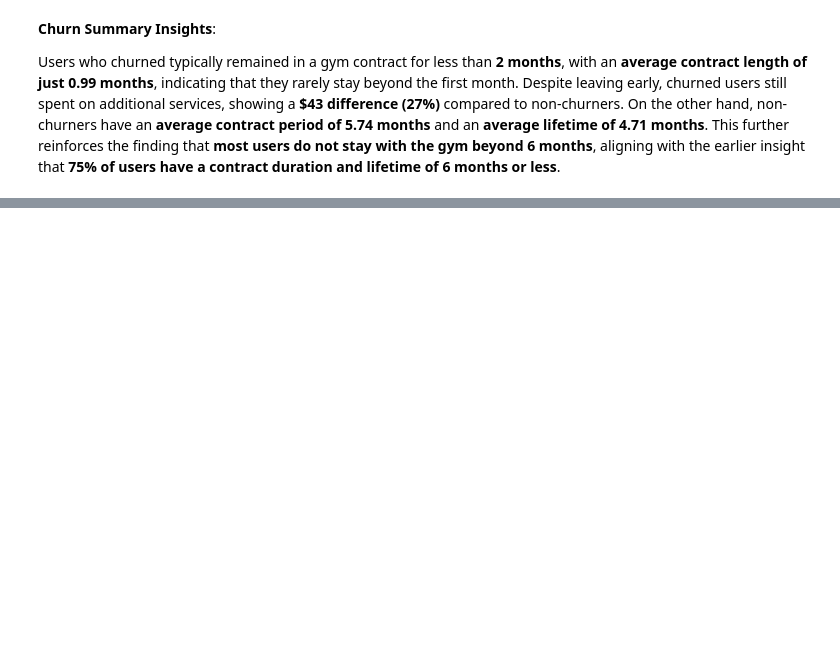
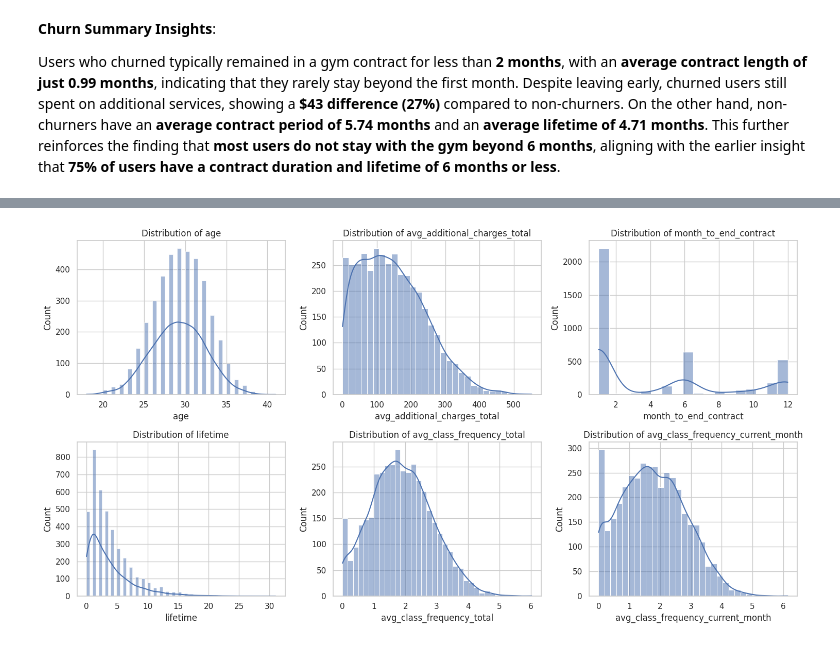
Before and after one commit to bhutto17/Fitness-Center-Retention-Analysis, a Jupyter notebook: Fitness_Center_Retention_Analysis.ipynb, the cells around one changed output, grey strips where cells are left out. Saved outputs shown, nothing was run; the diff lists cells and outputs as text; code cells hidden in the pictures; blank space fills up the shorter version.

Commit message:
Created histograms and distribution plots for key features

```diff
--- a/Fitness_Center_Retention_Analysis.ipynb
+++ b/Fitness_Center_Retention_Analysis.ipynb
@@ -145,0 +150,22 @@ Users who churned typically remained in a gym contract for less than **2 months*
+# %%
+columns_to_plot=['age','avg_additional_charges_total', 'month_to_end_contract', 'lifetime',
+                 'avg_class_frequency_total', 'avg_class_frequency_current_month']
+# %%
+def plot_feature_distributions(dataframe):
+    num_columns = 3
+    num_features = len(dataframe.columns)
+    num_rows = (num_features // num_columns) + (num_features % num_columns > 0)
+    fig, axes = plt.subplots(num_rows, num_columns, figsize=(15, num_rows * 4))
+    axes = axes.flatten()
+
+    for idx, col in enumerate(dataframe.columns):
+        sns.histplot(dataframe[col], kde=True, ax=axes[idx])
+        axes[idx].set_title(f'Distribution of {col}')
+        axes[idx].set_xlabel(col)
+        axes[idx].set_ylabel('Count')
+    plt.tight_layout()
+    plt.show()
+
+plot_feature_distributions(gym_data[columns_to_plot])
+# %% [output]
+[figure, added]
```
Also changed, not shown: parts of 2 cells of this notebook.
